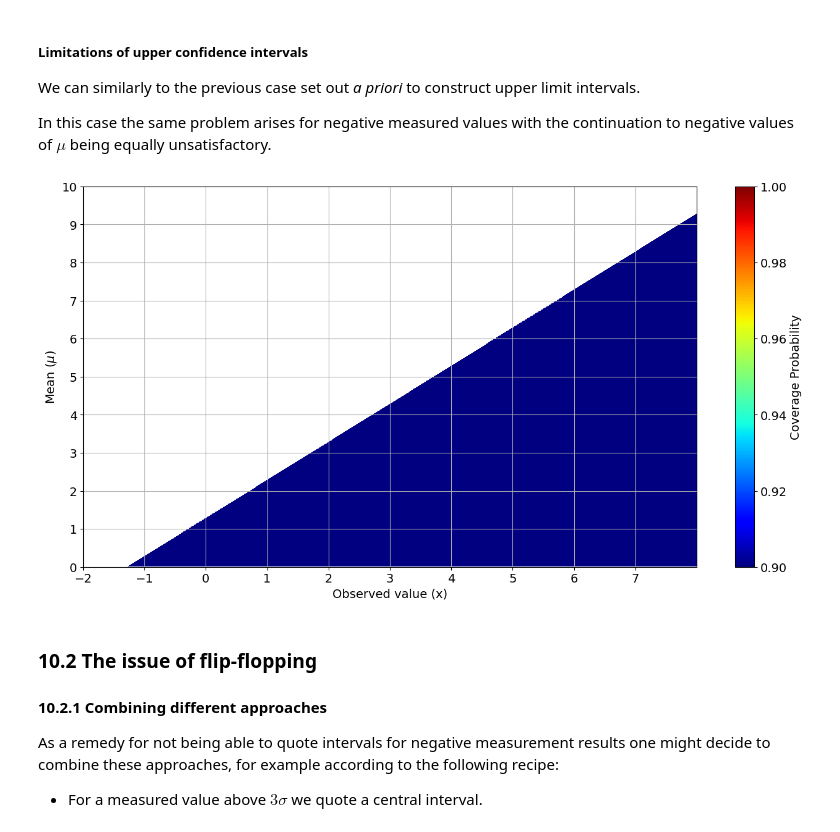
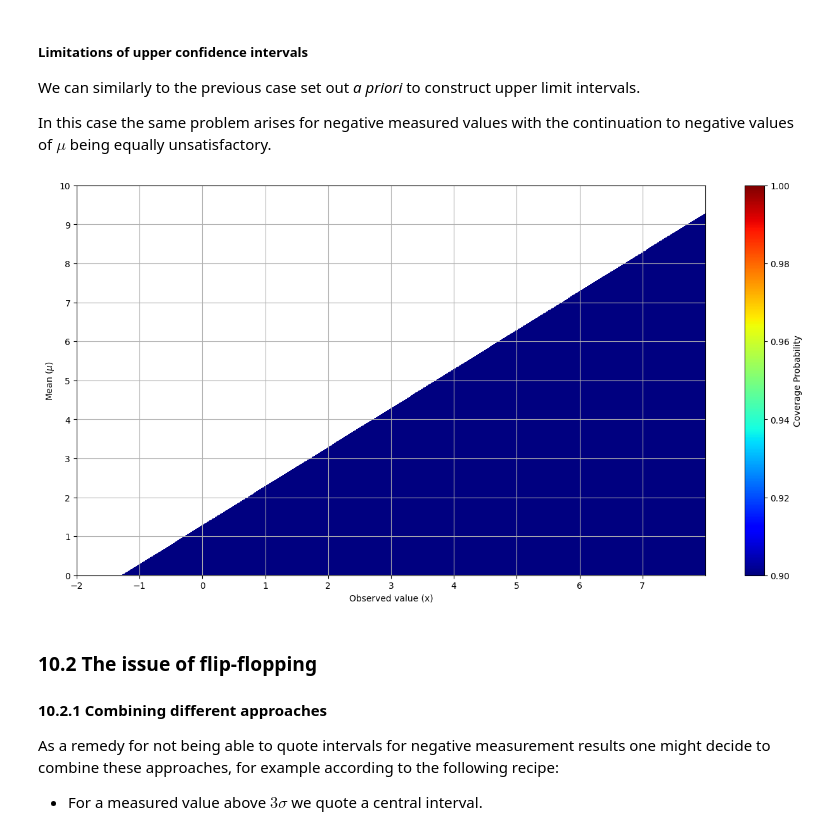
Before and after one commit to p-parkinson/intro_data_science, a Jupyter notebook: Chapter 10/Chapter 10.ipynb, the cells around one changed output. Cells and saved outputs as stored; diff of their text form; code cells hidden in the pictures.

```diff
--- a/Chapter 10/Chapter 10.ipynb
+++ b/Chapter 10/Chapter 10.ipynb
@@ -1,11 +1 @@
-# %%
-## Import required Python modules
-%matplotlib inline
-import matplotlib.pyplot as plt
-import numpy as np
-#from IPython.core.display import display
-from IPython.display import HTML
-
-## Customising the font size of figures
-plt.rcParams.update({'font.size': 14})
 # %%
@@ -528,35 +515,35 @@ for i in range(1, N_SAMPLES):
     lower_bound, coverage = get_upper_confidence_limit(CONFIDENCE_LEVEL, mean, STD_DEV)
 
     # Create rectangle patch for this confidence interval
     patch_height = MAX_MEAN/N_SAMPLES
     confidence_patches.append(Rectangle((lower_bound, mean), X_MAX-lower_bound, patch_height))
     coverage_probabilities.append(coverage)
 
 # Create visualization
 confidence_belt = PatchCollection(confidence_patches, alpha=1.0, cmap=jet)
 confidence_belt.set_array(np.array(coverage_probabilities))
 confidence_belt.set_clim([0.9, 1])  # Set color scale for coverage probability
 
 # Create and configure plot
 fig, ax = plt.subplots(figsize=(16,8))
 ax.set_xlim(X_MIN, X_MAX)
 ax.set_ylim(0, MAX_MEAN)
 
 # Add confidence belt to plot
 ax.add_collection(confidence_belt)
 
 # Configure axes and grid
 ax.set_yticks([MAX_MEAN*x/10 for x in range(11)])
 ax.set_xticks([X_MIN + x for x in range(ceil(X_MAX-X_MIN))])
 ax.grid(which='both', axis='x')
 ax.grid(which='major', axis='y')
 ax.set_xlabel('Observed value (x)')
-ax.set_ylabel('Mean ($\mu$)')
+ax.set_ylabel(r'Mean ($\mu$)')
 
 plt.colorbar(confidence_belt, label='Coverage Probability')
 plt.show()
 # %% [output]
-[figure, old version]
+[figure, new version]
 # %% [markdown]
 ### 10.2 The issue of flip-flopping
 
```
Also changed, not shown: parts of 7 cells of this notebook.
